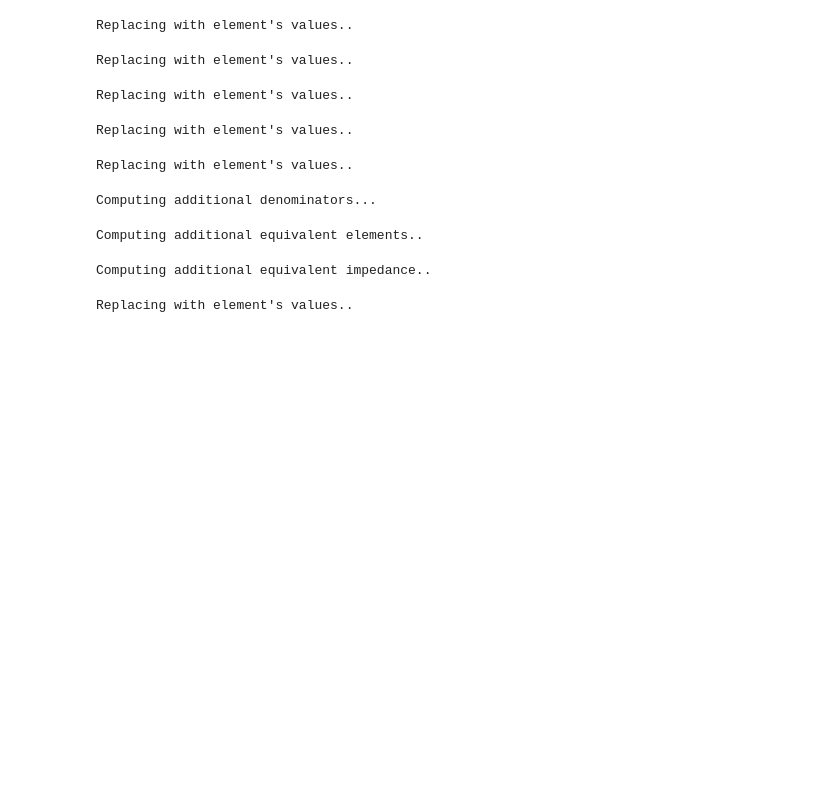
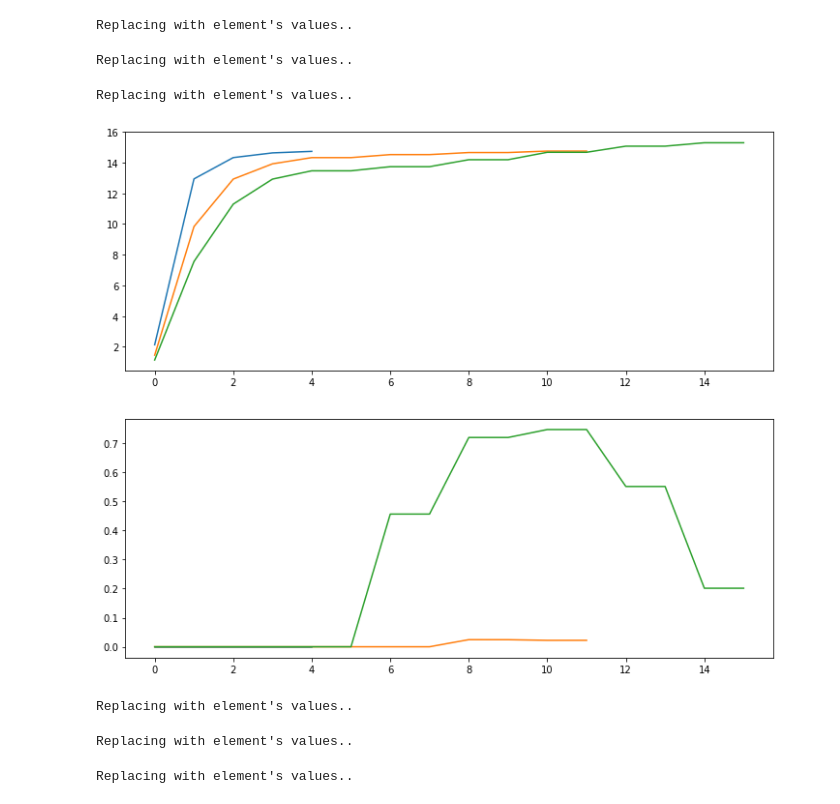
Before and after one commit to RemiRousseau/JJarray_formal, a Jupyter notebook: Graphs.ipynb, the cells around one changed output. Saved outputs shown, nothing was run; the diff lists cells and outputs as text; code cells hidden in the pictures; blank space fills up the shorter version.

```diff
--- a/Graphs.ipynb
+++ b/Graphs.ipynb
@@ -6,16 +6,37 @@ import numpy as np
 import matplotlib.pyplot as plt
 # %%
 res = []
-for n in [10,20,30,40,50,60]:
+N_l = [10,20,30]
+for n in N_l:
     y_eqs = quick_eq_imp.equivalent_impedance(n,all_eqs = False,impedance = False,mass_capa = False)
     res.append(analysis.circuit_resonances(y_eqs[-1],full = False))
 # %% [output]
 Replacing with element's values..
 Replacing with element's values..
 Replacing with element's values..
-Replacing with element's values..
-Replacing with element's values..
-Computing additional denominators...
-Computing additional equivalent elements..
-Computing additional equivalent impedance..
-Replacing with element's values..
+# %%
+fig,ax = plt.subplots(2,1,figsize = (12,10))
+n_round = 6
+remove_doublons = [list(set([(round(el[0],n_round),round(el[1],n_round)) for el in itera])) for itera in res]
+for el in remove_doublons:
+    el.sort()
+for i,n in enumerate(N_l):
+    len_f = len(remove_doublons[i])
+    #xs = [(val)/len_f for val in range(len_f)]
+    xs = list(range(len_f))
+    ax[0].plot(xs,[el[0] for el in remove_doublons[i]])
+    ax[1].plot(xs,[el[1] for el in remove_doublons[i]])
+# %% [output]
+[figure, added]
+# %%
+impedances = []
+res = []
+N_l = [5,10,15,20]
+for n in N_l:
+    y_eq = quick_eq_imp.equivalent_impedance(n,all_eqs = False,impedance = False,mass_capa = True,loss = True)[-1]
+    impedances.append(y_eq)
+    res.append(analysis.circuit_resonances(y_eq,full = False,loss= True))
+# %% [output]
+Replacing with element's values..
+Replacing with element's values..
+Replacing with element's values..
```
Also changed, not shown: parts of 1 cell of this notebook, 12 other files.
